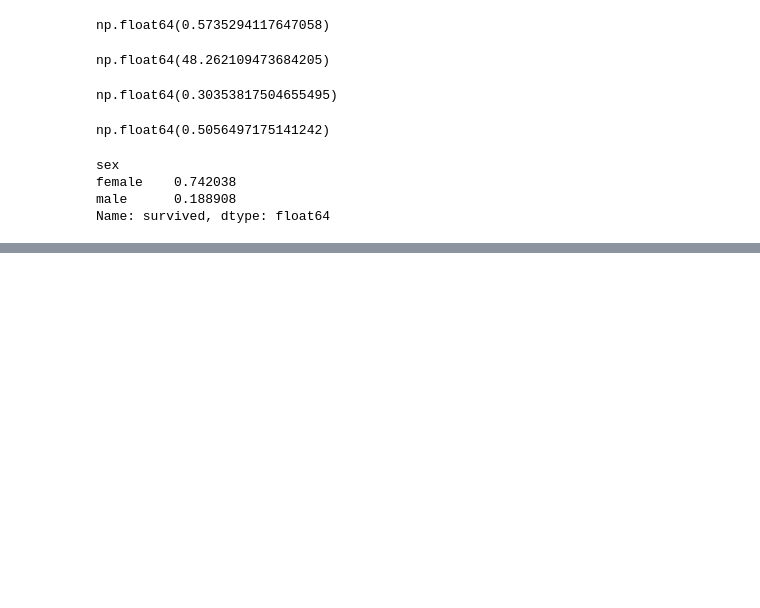
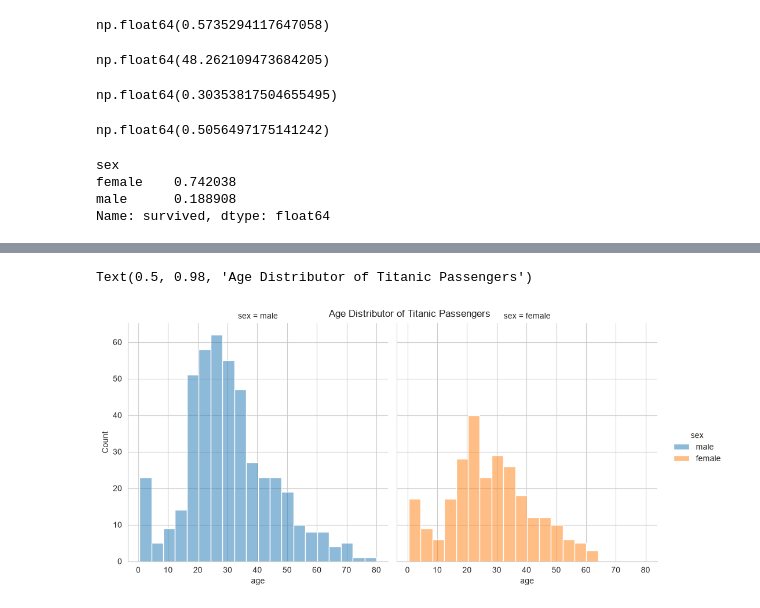
Before and after one commit to atasamiloglu/Titanic-Data-Analysis, a Jupyter notebook: titanic_analysis.ipynb, the cells around one changed output, grey strips where cells are left out. Cells and saved outputs as stored; diff of their text form; code cells hidden in the pictures; blank space fills up the shorter version.

Commit message:
Add visualizations with interpretations

```diff
--- a/titanic_analysis.ipynb
+++ b/titanic_analysis.ipynb
@@ -170,0 +206,7 @@ Name: survived, dtype: float64
+# %%
+sns.set_style("whitegrid")
+g = sns.displot(x="age", data=df, hue="sex", col="sex")
+g.figure.suptitle("Age Distributor of Titanic Passengers")
+# %% [output]
+Text(0.5, 0.98, 'Age Distributor of Titanic Passengers')
+[figure, added]
```
Also changed, not shown: parts of 10 cells of this notebook.
